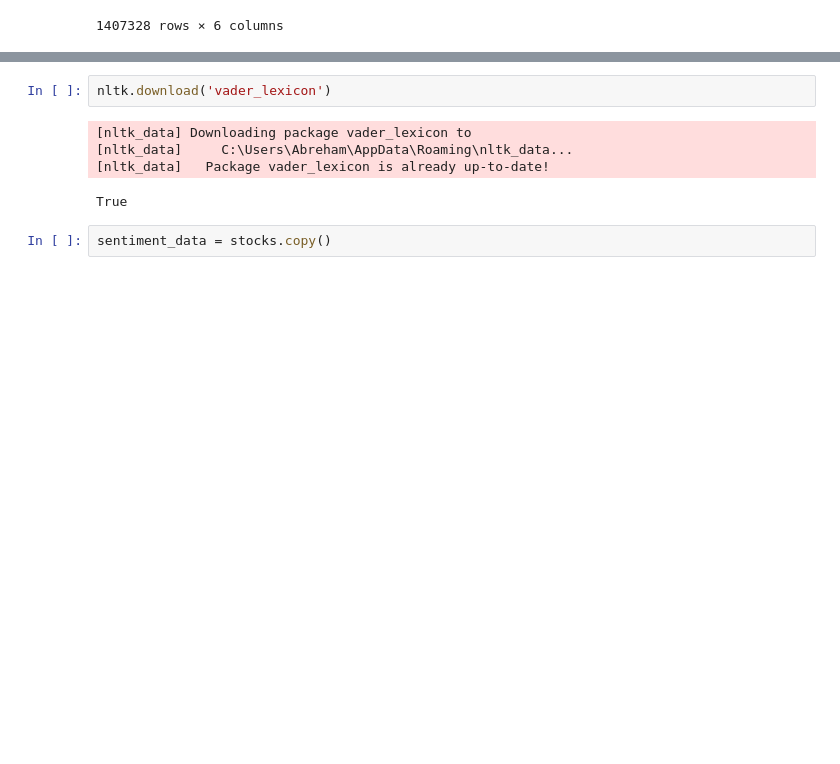
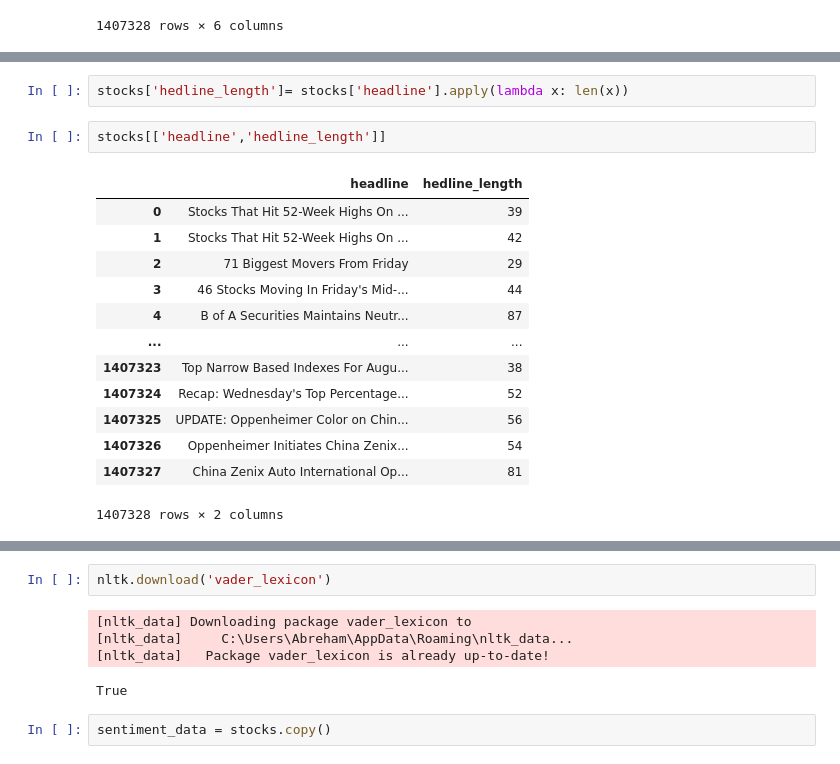
Before and after one commit to abrehamashebir/AIM-Week_1, a Jupyter notebook: notebooks/sentiment.ipynb, the cells around one changed output, grey strips where cells are left out. Saved outputs shown, nothing was run; the diff lists cells and outputs as text; blank space fills up the shorter version.

```diff
--- a/notebooks/sentiment.ipynb
+++ b/notebooks/sentiment.ipynb
@@ -41,0 +58,18 @@ stocks
+# %%
+stocks['hedline_length']= stocks['headline'].apply(lambda x: len(x))
+# %%
+stocks[['headline','hedline_length']]
+# %% [output]
+|  | headline | hedline_length |
+| 0 | Stocks That Hit 52-Week Highs On ... | 39 |
+| 1 | Stocks That Hit 52-Week Highs On ... | 42 |
+| 2 | 71 Biggest Movers From Friday | 29 |
+| 3 | 46 Stocks Moving In Friday's Mid-... | 44 |
+| 4 | B of A Securities Maintains Neutr... | 87 |
+| ... | ... | ... |
+| 1407323 | Top Narrow Based Indexes For Augu... | 38 |
+| 1407324 | Recap: Wednesday's Top Percentage... | 52 |
+| 1407325 | UPDATE: Oppenheimer Color on Chin... | 56 |
+| 1407326 | Oppenheimer Initiates China Zenix... | 54 |
+| 1407327 | China Zenix Auto International Op... | 81 |
+1407328 rows × 2 columns
```
Also changed, not shown: parts of 7 cells of this notebook.
